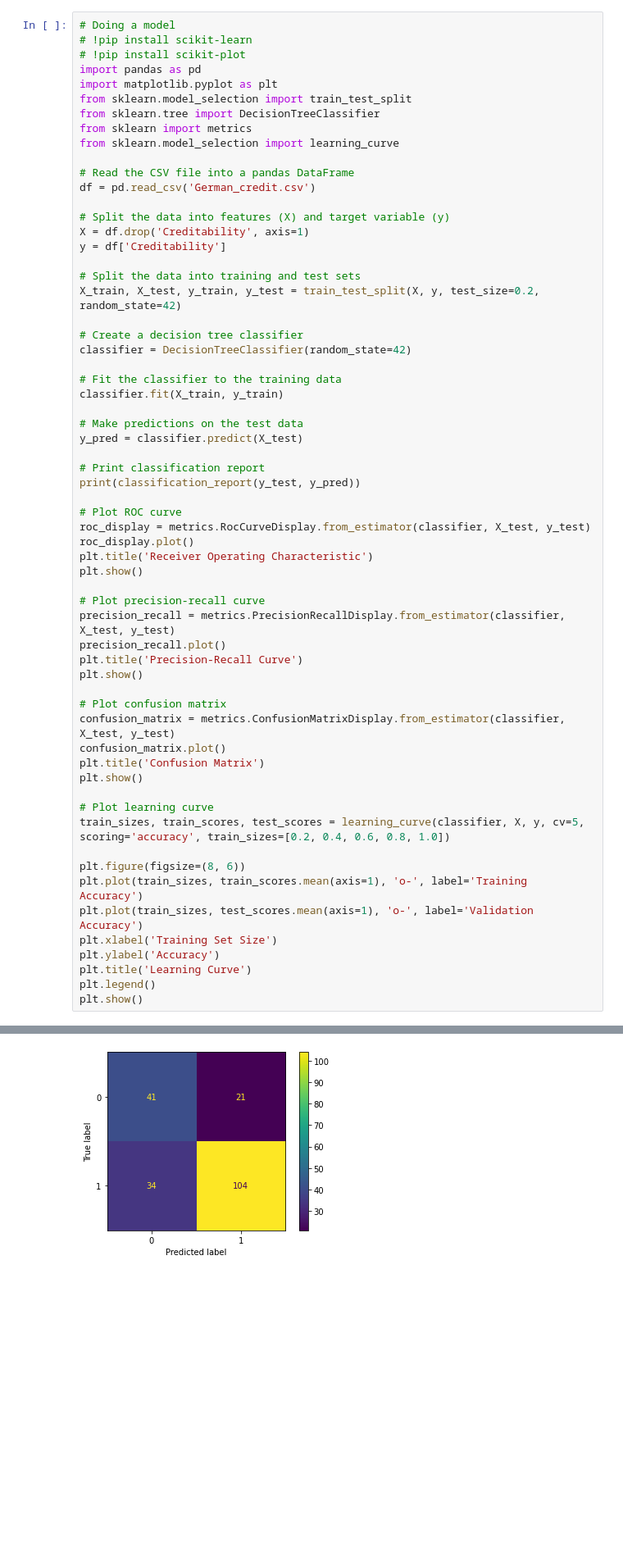
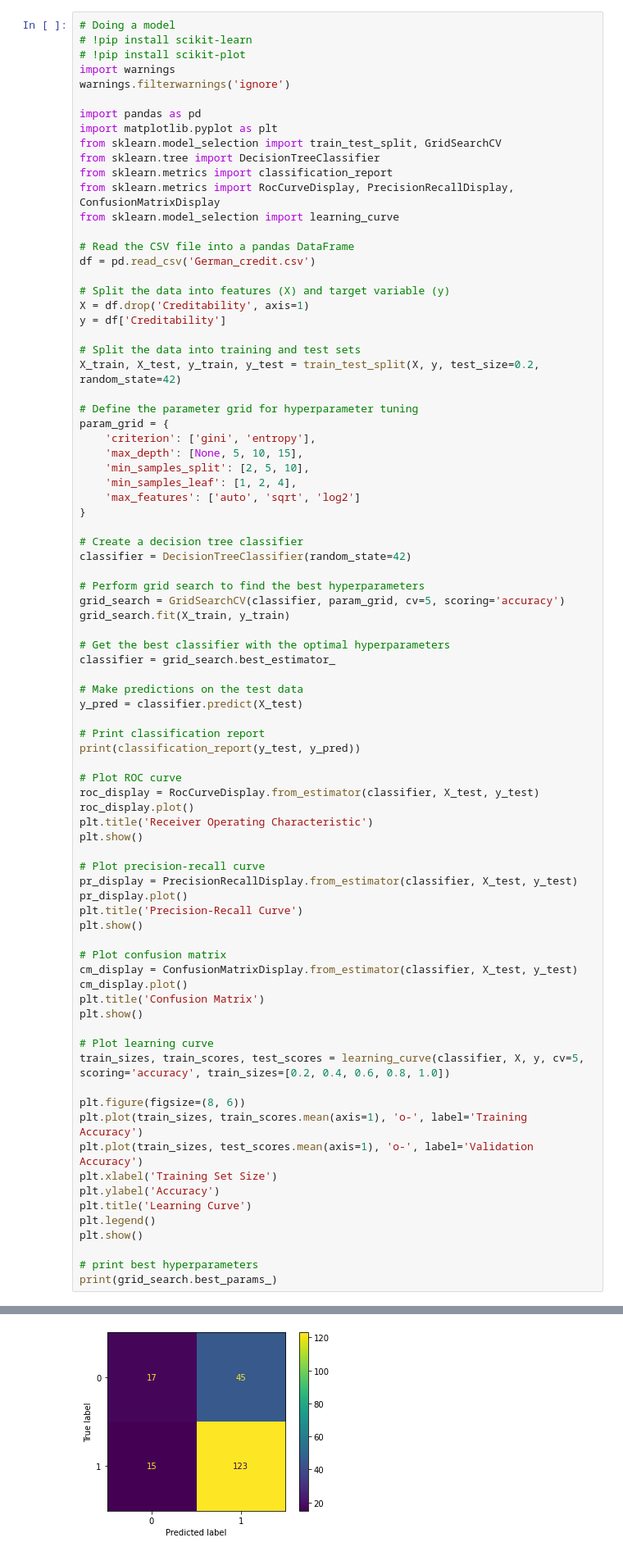
Before and after one commit to COGS118A/Group010-SP23, a Jupyter notebook: Checkpoint_Group010-SP23.ipynb, the cells around one changed output, grey strips where cells are left out. Shown at 82% size. Cells and saved outputs as stored; diff of their text form; blank space fills up the shorter version.

```diff
--- a/Checkpoint_Group010-SP23.ipynb
+++ b/Checkpoint_Group010-SP23.ipynb
@@ -175,11 +177,15 @@ Based on the data displayed there is some correlation with bank account balance
 # Doing a model
 # !pip install scikit-learn
 # !pip install scikit-plot
+import warnings
+warnings.filterwarnings('ignore')
+
 import pandas as pd
 import matplotlib.pyplot as plt
-from sklearn.model_selection import train_test_split
+from sklearn.model_selection import train_test_split, GridSearchCV
 from sklearn.tree import DecisionTreeClassifier
-from sklearn import metrics
+from sklearn.metrics import classification_report
+from sklearn.metrics import RocCurveDisplay, PrecisionRecallDisplay, ConfusionMatrixDisplay
 from sklearn.model_selection import learning_curve
 
 # Read the CSV file into a pandas DataFrame
@@ -192,11 +198,24 @@ y = df['Creditability']
 # Split the data into training and test sets
 X_train, X_test, y_train, y_test = train_test_split(X, y, test_size=0.2, random_state=42)
 
+# Define the parameter grid for hyperparameter tuning
+param_grid = {
+    'criterion': ['gini', 'entropy'],
+    'max_depth': [None, 5, 10, 15],
+    'min_samples_split': [2, 5, 10],
+    'min_samples_leaf': [1, 2, 4],
+    'max_features': ['auto', 'sqrt', 'log2']
+}
+
 # Create a decision tree classifier
 classifier = DecisionTreeClassifier(random_state=42)
 
-# Fit the classifier to the training data
-classifier.fit(X_train, y_train)
+# Perform grid search to find the best hyperparameters
+grid_search = GridSearchCV(classifier, param_grid, cv=5, scoring='accuracy')
+grid_search.fit(X_train, y_train)
+
+# Get the best classifier with the optimal hyperparameters
+classifier = grid_search.best_estimator_
 
 # Make predictions on the test data
 y_pred = classifier.predict(X_test)
@@ -205,20 +224,20 @@ y_pred = classifier.predict(X_test)
 print(classification_report(y_test, y_pred))
 
 # Plot ROC curve
-roc_display = metrics.RocCurveDisplay.from_estimator(classifier, X_test, y_test)
+roc_display = RocCurveDisplay.from_estimator(classifier, X_test, y_test)
 roc_display.plot()
 plt.title('Receiver Operating Characteristic')
 plt.show()
 
 # Plot precision-recall curve
-precision_recall = metrics.PrecisionRecallDisplay.from_estimator(classifier, X_test, y_test)
-precision_recall.plot()
+pr_display = PrecisionRecallDisplay.from_estimator(classifier, X_test, y_test)
+pr_display.plot()
 plt.title('Precision-Recall Curve')
 plt.show()
 
 # Plot confusion matrix
-confusion_matrix = metrics.ConfusionMatrixDisplay.from_estimator(classifier, X_test, y_test)
-confusion_matrix.plot()
+cm_display = ConfusionMatrixDisplay.from_estimator(classifier, X_test, y_test)
+cm_display.plot()
 plt.title('Confusion Matrix')
 plt.show()
 
@@ -233,6 +252,9 @@ plt.ylabel('Accuracy')
 plt.title('Learning Curve')
 plt.legend()
 plt.show()
+
+# print best hyperparameters
+print(grid_search.best_params_)
 # %% [output]
               precision    recall  f1-score   support
 
@@ -249 +271 @@ weighted avg       0.74      0.72      0.73       200
-[figure, old version]
+[figure, new version]
```
Also changed, not shown: parts of 8 cells of this notebook.
